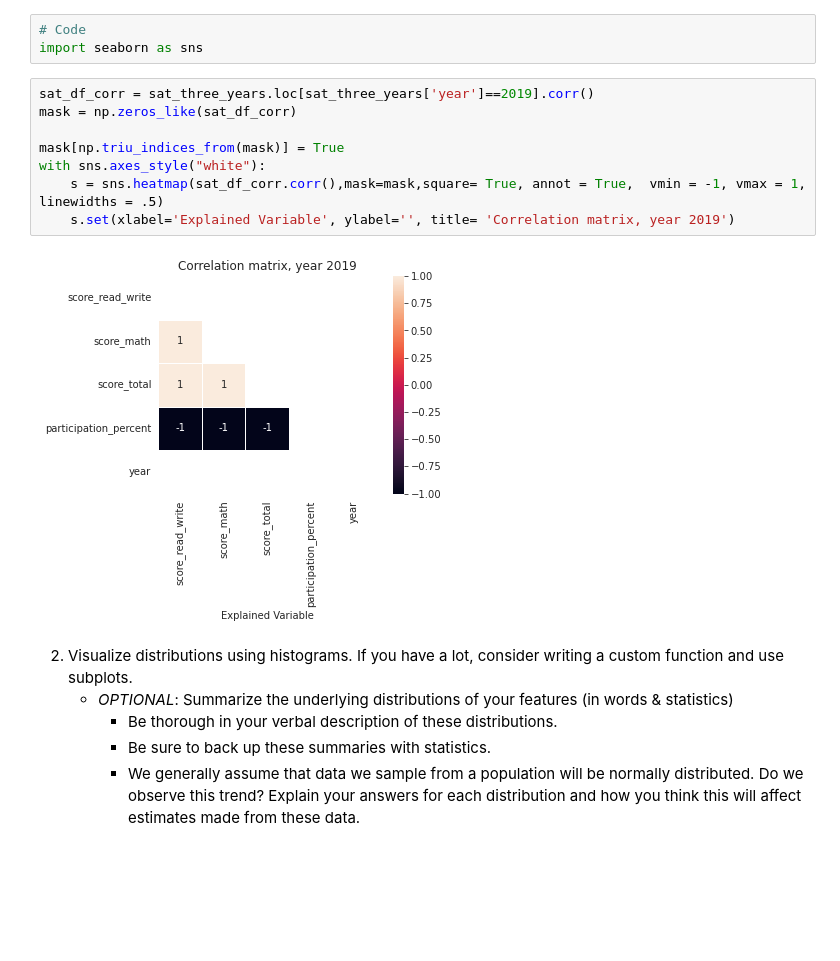
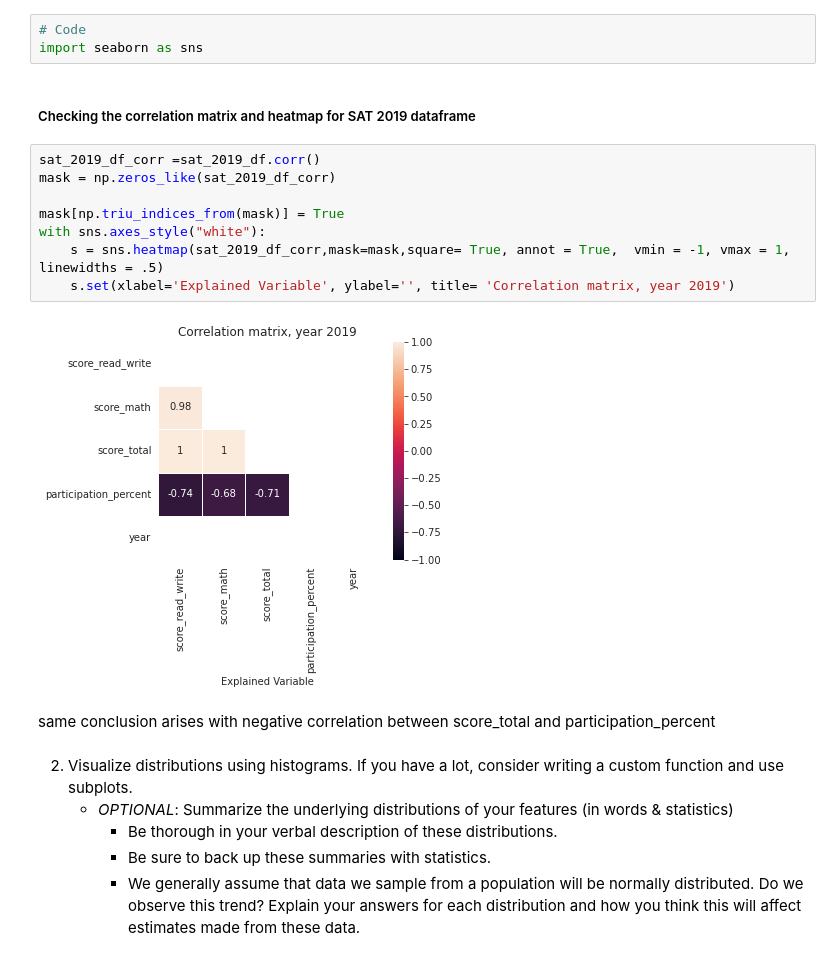
Before and after one commit to ClementGalvierGitHub/Projects, a Jupyter notebook: project_1/code/starter-code_CG_08072022_1800.ipynb, the cells around one changed output. Saved outputs shown, nothing was run; the diff lists cells and outputs as text; blank space fills up the shorter version.

```diff
--- a/project_1/code/starter-code_CG_08072022_1800.ipynb
+++ b/project_1/code/starter-code_CG_08072022_1800.ipynb
@@ -900,16 +935,20 @@ Here are some prompts to get you started with visualizations. Feel free to add a
 # %%
 # Code
 import seaborn as sns
+# %% [markdown]
+##### Checking the correlation matrix and heatmap for SAT 2019 dataframe
 # %%
-sat_df_corr = sat_three_years.loc[sat_three_years['year']==2019].corr()
-mask = np.zeros_like(sat_df_corr)
+sat_2019_df_corr =sat_2019_df.corr()
+mask = np.zeros_like(sat_2019_df_corr)
 
 mask[np.triu_indices_from(mask)] = True
 with sns.axes_style("white"):
-    s = sns.heatmap(sat_df_corr.corr(),mask=mask,square= True, annot = True,  vmin = -1, vmax = 1, linewidths = .5)
+    s = sns.heatmap(sat_2019_df_corr,mask=mask,square= True, annot = True,  vmin = -1, vmax = 1, linewidths = .5)
     s.set(xlabel='Explained Variable', ylabel='', title= 'Correlation matrix, year 2019')
 # %% [output]
-[figure, old version]
+[figure, new version]
+# %% [markdown]
+same conclusion arises with negative correlation between score_total and participation_percent
 # %% [markdown]
 2. Visualize distributions using histograms. If you have a lot, consider writing a custom function and use subplots.
     - *OPTIONAL*: Summarize the underlying distributions of your features (in words & statistics)
```
Also changed, not shown: parts of 33 cells of this notebook, 1 other file.
